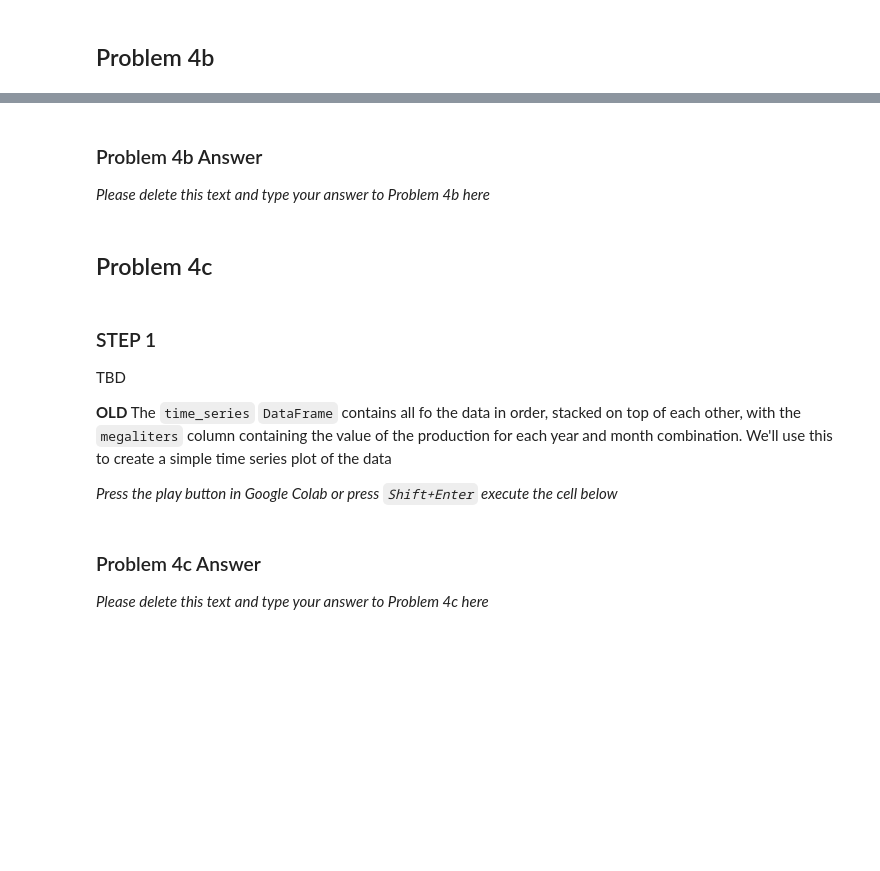
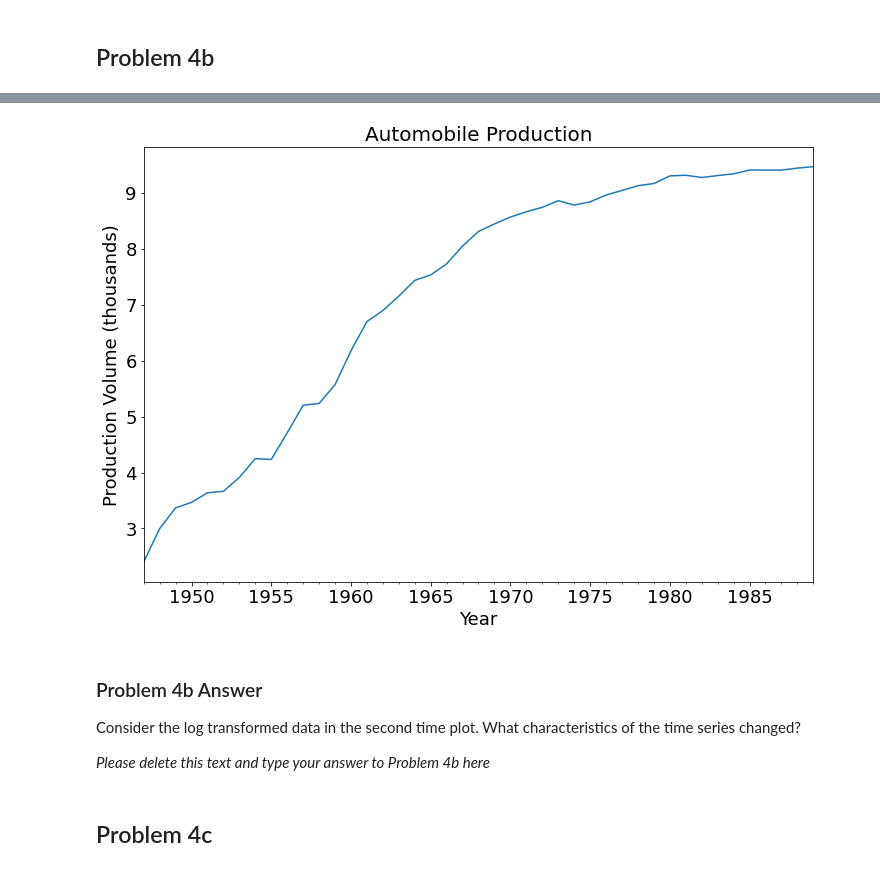
Before and after one commit to ZacharySBrown/vcu-scma440-2021q1, a Jupyter notebook: assignments/Assignment1.ipynb, the cells around one changed output, grey strips where cells are left out. Saved outputs shown, nothing was run; the diff lists cells and outputs as text; code cells hidden in the pictures; blank space fills up the shorter version.

```diff
--- a/assignments/Assignment1.ipynb
+++ b/assignments/Assignment1.ipynb
@@ -212,15 +213,21 @@ time_series.plot()
+# %%
+FONT_SIZE = 18
+f = plt.figure(figsize=(12,8))
+
+time_series['log_transform'] = log(time_series.values)
+
+ax=plt.subplot()
+time_series['log_transform'].plot(ax=ax,fontsize=FONT_SIZE)
+title = plt.title('Automobile Production', size=FONT_SIZE+2)
+x_yabel = plt.xlabel('Year', size=FONT_SIZE)
+y_yabel = plt.ylabel('Production Volume (thousands)', size=FONT_SIZE)
+# %% [output]
+[figure, added]
 # %% [markdown]
 ### Problem 4b Answer
 
+Consider the log transformed data in the second time plot. What characteristics of the time series changed?
+
 *Please delete this text and type your answer to Problem 4b here*
 # %% [markdown]
 ## Problem 4c
-# %% [markdown]
-### STEP 1
-
-TBD
-
-**OLD**
-The `time_series` `DataFrame` contains all fo the data in order, stacked on top of each other, with the `megaliters` column containing the value of the production for each year and month combination. We'll use this to create a simple time series plot of the data
-
-*Press the play button in Google Colab or press `Shift+Enter` execute the cell below*
@@ -229,4 +233,0 @@ The `time_series` `DataFrame` contains all fo the data in order, stacked on top
-# %% [markdown]
-### Problem 4c Answer
-
-*Please delete this text and type your answer to Problem 4c here*
```
Also changed, not shown: parts of 19 cells of this notebook.
